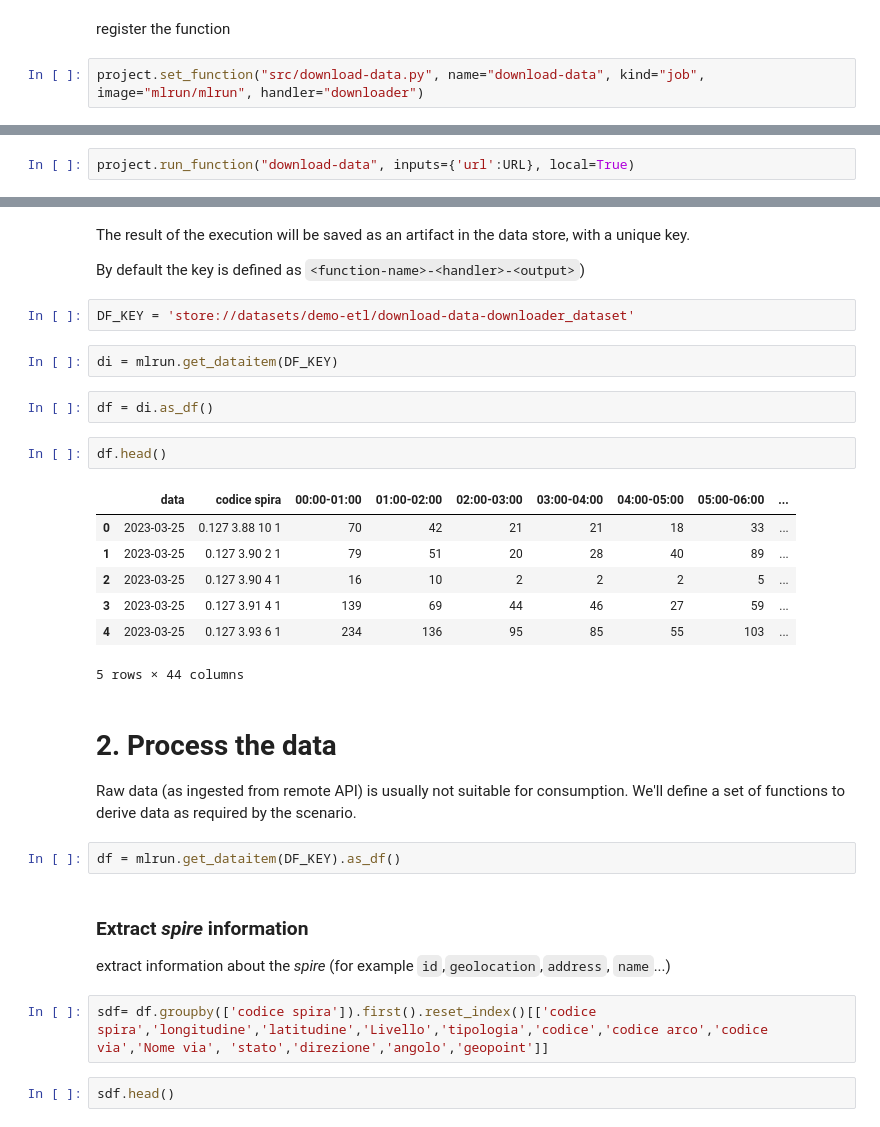
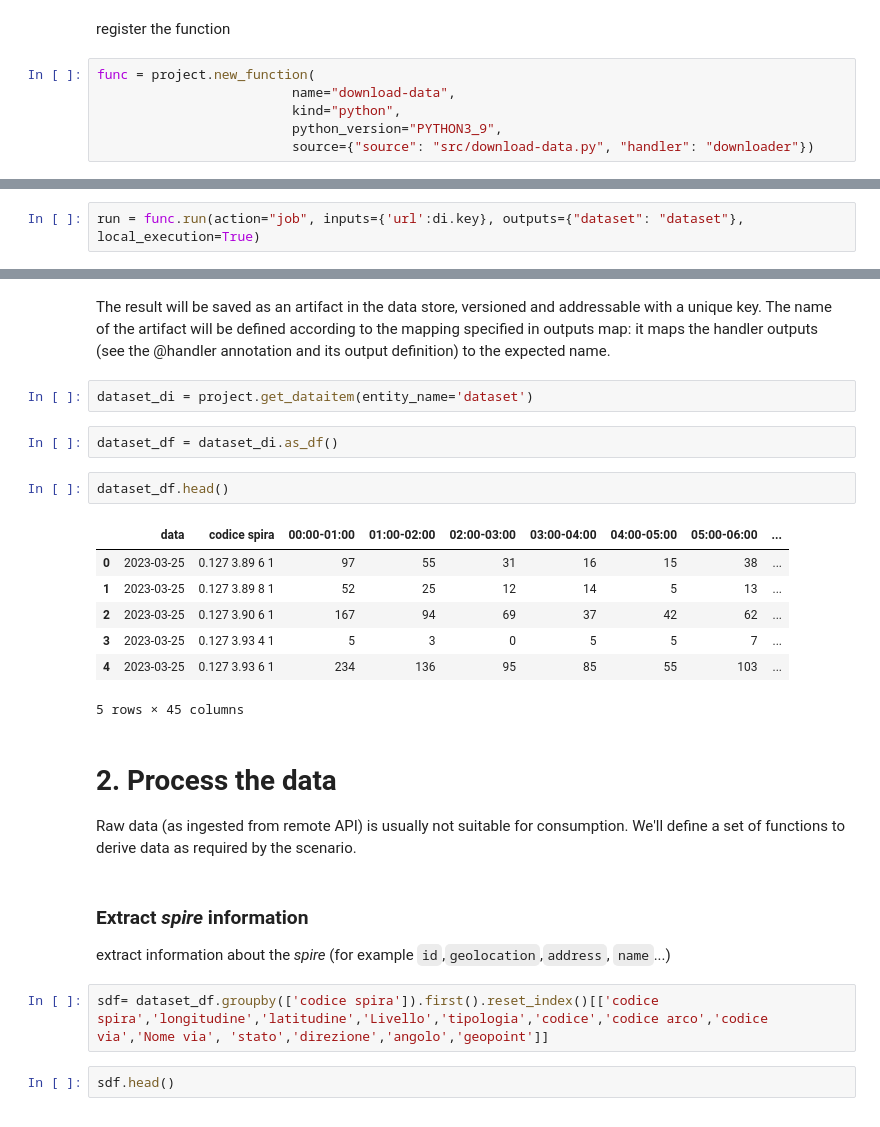
Before and after one commit to scc-digitalhub/docs, a Jupyter notebook: user/examples/etl/etl.ipynb, the cells around one changed output, grey strips where cells are left out. Drawn from its saved outputs; the diff is of its cells as text.

```diff
--- a/user/examples/etl/etl.ipynb
+++ b/user/examples/etl/etl.ipynb
@@ -91,4 +84,8 @@ Overwriting src/download-data.py
 # %% [markdown]
 register the function
 # %%
-project.set_function("src/download-data.py", name="download-data", kind="job", image="mlrun/mlrun", handler="downloader")
+func = project.new_function(
+                         name="download-data",
+                         kind="python",
+                         python_version="PYTHON3_9",
+                         source={"source": "src/download-data.py", "handler": "downloader"})
@@ -99,3 +99,3 @@ and execute (locally) to test
 # %%
-project.run_function("download-data", inputs={'url':URL}, local=True)
+run = func.run(action="job", inputs={'url':di.key}, outputs={"dataset": "dataset"}, local_execution=True)
 # %% [output]
@@ -108,34 +109,28 @@ project.run_function("download-data", inputs={'url':URL}, local=True)
 # %% [markdown]
-The result of the execution will be saved as an artifact in the data store, with a unique key.
-
-By default the key is defined as `<function-name>-<handler>-<output>`)
+The result will be saved as an artifact in the data store, versioned and addressable with a unique key. The name of the artifact will be defined according to the mapping specified in outputs map: it maps the handler outputs (see the @handler annotation and its output definition) to the expected name.
 # %%
-DF_KEY = 'store://datasets/demo-etl/download-data-downloader_dataset'
+dataset_di = project.get_dataitem(entity_name='dataset')
-# %%
-di = mlrun.get_dataitem(DF_KEY)
 # %%
-df = di.as_df()
+dataset_df = dataset_di.as_df()
 # %%
-df.head()
+dataset_df.head()
 # %% [output]
 |  | data | codice spira | 00:00-01:00 | 01:00-02:00 | 02:00-03:00 | 03:00-04:00 | 04:00-05:00 | 05:00-06:00 | ... |
-| 0 | 2023-03-25 | 0.127 3.88 10 1 | 70 | 42 | 21 | 21 | 18 | 33 | ... |
-| 1 | 2023-03-25 | 0.127 3.90 2 1 | 79 | 51 | 20 | 28 | 40 | 89 | ... |
-| 2 | 2023-03-25 | 0.127 3.90 4 1 | 16 | 10 | 2 | 2 | 2 | 5 | ... |
-| 3 | 2023-03-25 | 0.127 3.91 4 1 | 139 | 69 | 44 | 46 | 27 | 59 | ... |
+| 0 | 2023-03-25 | 0.127 3.89 6 1 | 97 | 55 | 31 | 16 | 15 | 38 | ... |
+| 1 | 2023-03-25 | 0.127 3.89 8 1 | 52 | 25 | 12 | 14 | 5 | 13 | ... |
+| 2 | 2023-03-25 | 0.127 3.90 6 1 | 167 | 94 | 69 | 37 | 42 | 62 | ... |
+| 3 | 2023-03-25 | 0.127 3.93 4 1 | 5 | 3 | 0 | 5 | 5 | 7 | ... |
 | 4 | 2023-03-25 | 0.127 3.93 6 1 | 234 | 136 | 95 | 85 | 55 | 103 | ... |
-5 rows × 44 columns
+5 rows × 45 columns
 # %% [markdown]
 # 2. Process the data
 
 Raw data (as ingested from remote API) is usually not suitable for consumption. We'll define a set of functions to derive data as required by the scenario.
-# %%
-df = mlrun.get_dataitem(DF_KEY).as_df()
 # %% [markdown]
 ### Extract *spire* information
 extract information about the _spire_ (for example `id`,`geolocation`,`address`, `name`...)
 # %%
-sdf= df.groupby(['codice spira']).first().reset_index()[['codice spira','longitudine','latitudine','Livello','tipologia','codice','codice arco','codice via','Nome via', 'stato','direzione','angolo','geopoint']]
+sdf= dataset_df.groupby(['codice spira']).first().reset_index()[['codice spira','longitudine','latitudine','Livello','tipologia','codice','codice arco','codice via','Nome via', 'stato','direzione','angolo','geopoint']]
 # %%
 sdf.head()
 # %% [output]
```
Also changed, not shown: parts of 52 cells of this notebook, 10 other files.
